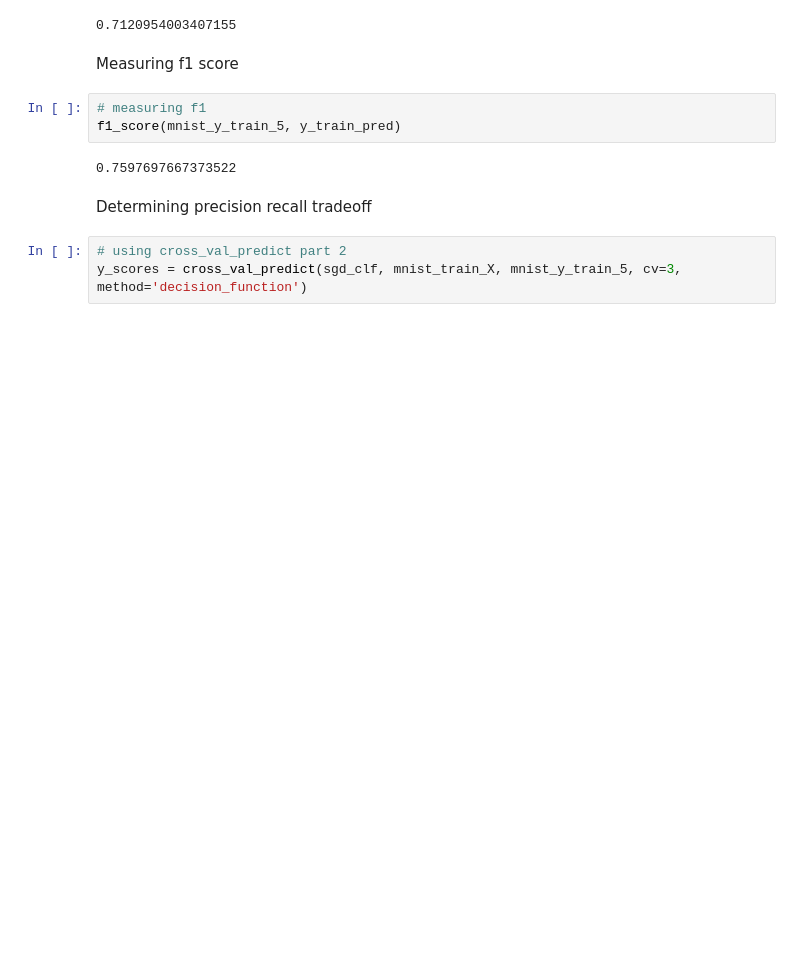
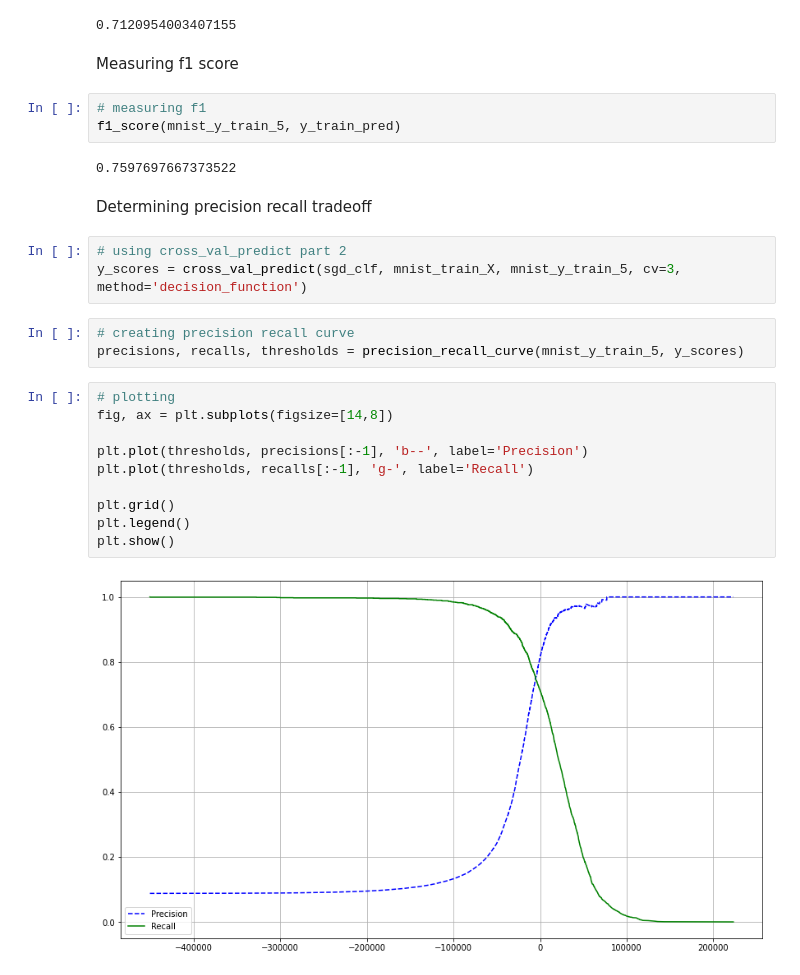
Before and after one commit to cmannnn/mnist, a Jupyter notebook: MNIST.ipynb, the cells around one changed output. Cells and saved outputs as stored; diff of their text form; blank space fills up the shorter version.

```diff
--- a/MNIST.ipynb
+++ b/MNIST.ipynb
@@ -177,3 +177,18 @@ Determining precision recall tradeoff
 # %%
 # using cross_val_predict part 2
 y_scores = cross_val_predict(sgd_clf, mnist_train_X, mnist_y_train_5, cv=3, method='decision_function')
+# %%
+# creating precision recall curve
+precisions, recalls, thresholds = precision_recall_curve(mnist_y_train_5, y_scores)
+# %%
+# plotting
+fig, ax = plt.subplots(figsize=[14,8])
+
+plt.plot(thresholds, precisions[:-1], 'b--', label='Precision')
+plt.plot(thresholds, recalls[:-1], 'g-', label='Recall')
+
+plt.grid()
+plt.legend()
+plt.show()
+# %% [output]
+[figure, added]
```
Also changed, not shown: parts of 1 cell of this notebook.
